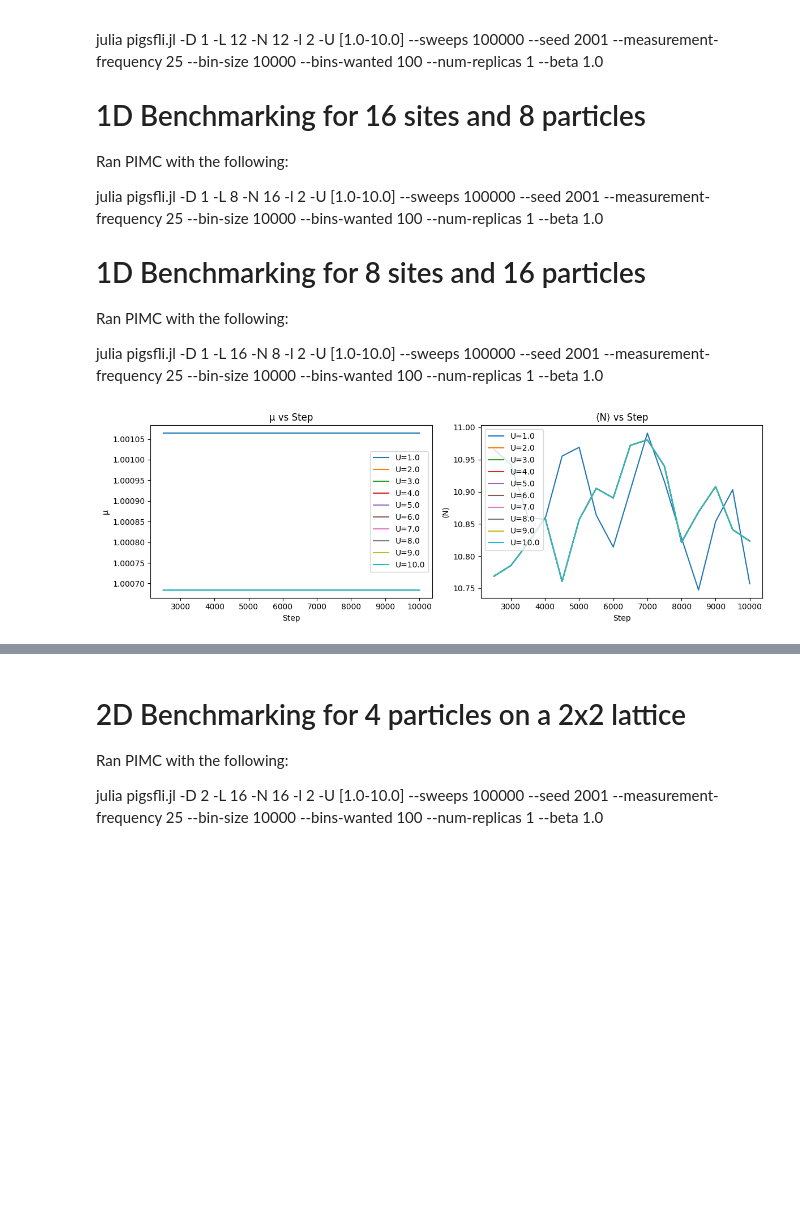
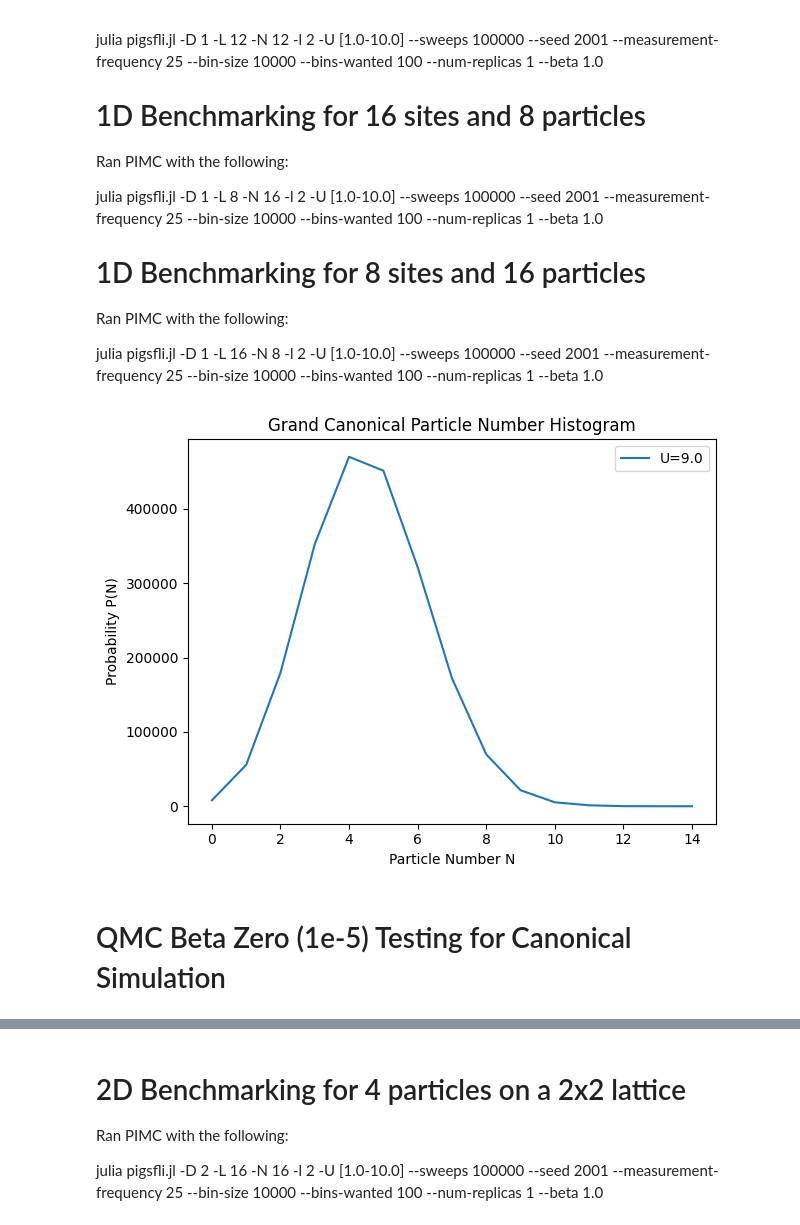
Before and after one commit to wmallah/BH_Gutzwiller_VMC, a Jupyter notebook: VMCBoseHubbard/analysis_scripts/benchmark.ipynb, the cells around one changed output, grey strips where cells are left out. Drawn from its saved outputs; the diff is of its cells as text; code cells hidden in the pictures; blank space fills up the shorter version.

```diff
--- a/VMCBoseHubbard/analysis_scripts/benchmark.ipynb
+++ b/VMCBoseHubbard/analysis_scripts/benchmark.ipynb
@@ -306,31 +305,30 @@ julia pigsfli.jl -D 1 -L 8 -N 16 -l 2 -U [1.0-10.0] --sweeps 100000 --seed 2001
 Ran PIMC with the following:
 
 julia pigsfli.jl -D 1 -L 16 -N 8 -l 2 -U [1.0-10.0] --sweeps 100000 --seed 2001 --measurement-frequency 25 --bin-size 10000 --bins-wanted 100 --num-replicas 1 --beta 1.0
-# %%
-# Manually specify column names
-df = pd.read_csv("../data/mu_N_vs_step_allU.dat",
-                 delim_whitespace=True,
-                 comment="#",
-                 names=["U", "step", "mu", "N_avg"])
-
-fig, axs = plt.subplots(1, 2, figsize=(12, 4), sharex=True)
-
-for u_val, group in df.groupby("U"):
-    axs[0].plot(group["step"], group["mu"], label=f"U={u_val}")
-    axs[1].plot(group["step"], group["N_avg"], label=f"U={u_val}")
-
-axs[0].set_title("μ vs Step")
-axs[0].set_xlabel("Step")
-axs[0].set_ylabel("μ")
-axs[0].legend()
-
-axs[1].set_title("⟨N⟩ vs Step")
-axs[1].set_xlabel("Step")
-axs[1].set_ylabel("⟨N⟩")
-axs[1].legend()
-
-plt.tight_layout()
-plt.savefig("./figures/1D_L12_N12_gc_mu_N.pdf")
-plt.show()
-# %% [output]
-[figure, removed]
+# %%
+import glob
+
+files = sorted(glob.glob("../data/GC/1D/L12_N12/PN_hist_U*.dat"))
+
+for file in files:
+    data = np.loadtxt(file, comments="#")
+    if data.ndim == 1:
+        data = data[None, :]  # handle single-line case
+
+    N_vals = data[:, 0]
+    counts = data[:, 1]
+    # counts /= counts.sum()  # Normalize
+
+    U = file.split("U")[-1].split(".dat")[0]
+    plt.plot(N_vals, counts, label=f"U={U}")
+
+plt.xlabel("Particle Number N")
+plt.ylabel("Probability P(N)")
+plt.title("Grand Canonical Particle Number Histogram")
+plt.legend()
+plt.tight_layout()
+plt.show()
+# %% [output]
+[figure, added]
+# %% [markdown]
+# QMC Beta Zero (1e-5) Testing for Canonical Simulation
```
Also changed, not shown: parts of 7 cells of this notebook, 38 other files.
